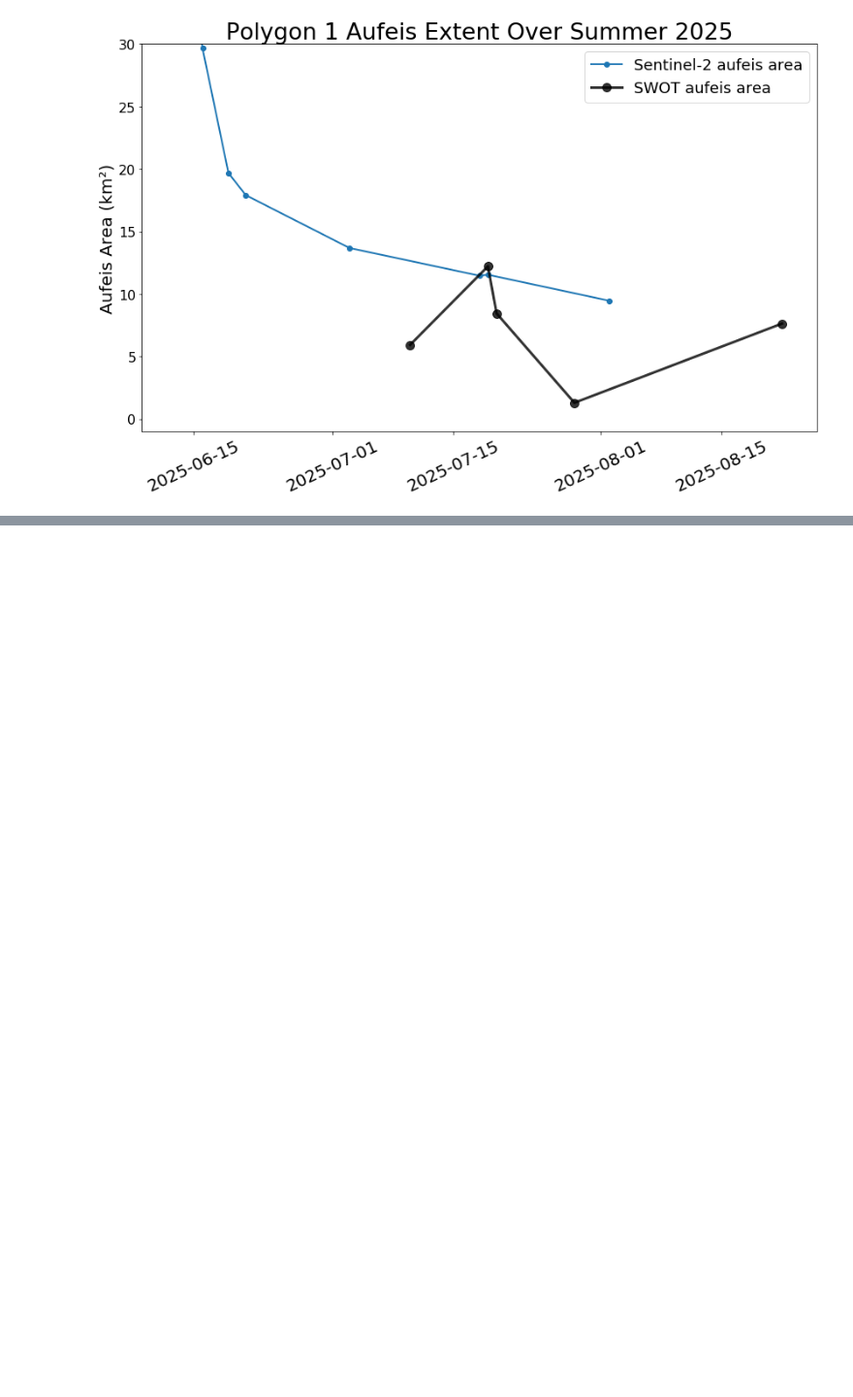
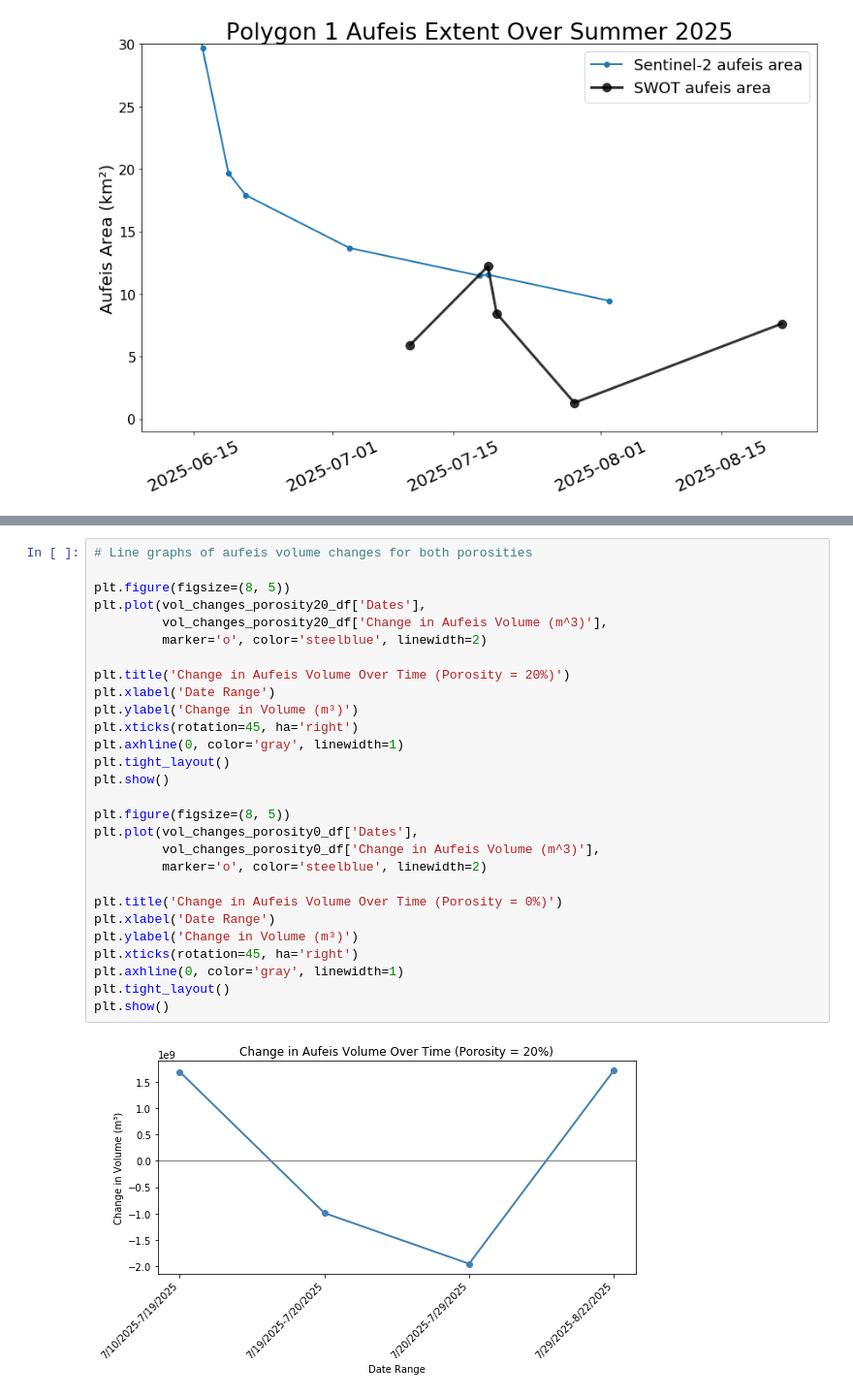
Before and after one commit to mlmac-seid/SWOT-aufeis, a Jupyter notebook: 4.0_aufeis_timeseries.ipynb, the cells around one changed output, grey strips where cells are left out. Shown at 97% size. Saved outputs shown, nothing was run; the diff lists cells and outputs as text; blank space fills up the shorter version.

```diff
--- a/4.0_aufeis_timeseries.ipynb
+++ b/4.0_aufeis_timeseries.ipynb
@@ -161,0 +303,30 @@ plt.show()
+# %%
+# Line graphs of aufeis volume changes for both porosities
+
+plt.figure(figsize=(8, 5))
+plt.plot(vol_changes_porosity20_df['Dates'],
+         vol_changes_porosity20_df['Change in Aufeis Volume (m^3)'],
+         marker='o', color='steelblue', linewidth=2)
+
+plt.title('Change in Aufeis Volume Over Time (Porosity = 20%)')
+plt.xlabel('Date Range')
+plt.ylabel('Change in Volume (m³)')
+plt.xticks(rotation=45, ha='right')
+plt.axhline(0, color='gray', linewidth=1)
+plt.tight_layout()
+plt.show()
+
+plt.figure(figsize=(8, 5))
+plt.plot(vol_changes_porosity0_df['Dates'],
+         vol_changes_porosity0_df['Change in Aufeis Volume (m^3)'],
+         marker='o', color='steelblue', linewidth=2)
+
+plt.title('Change in Aufeis Volume Over Time (Porosity = 0%)')
+plt.xlabel('Date Range')
+plt.ylabel('Change in Volume (m³)')
+plt.xticks(rotation=45, ha='right')
+plt.axhline(0, color='gray', linewidth=1)
+plt.tight_layout()
+plt.show()
+# %% [output]
+[figure, added]
```
Also changed, not shown: parts of 6 cells of this notebook.
